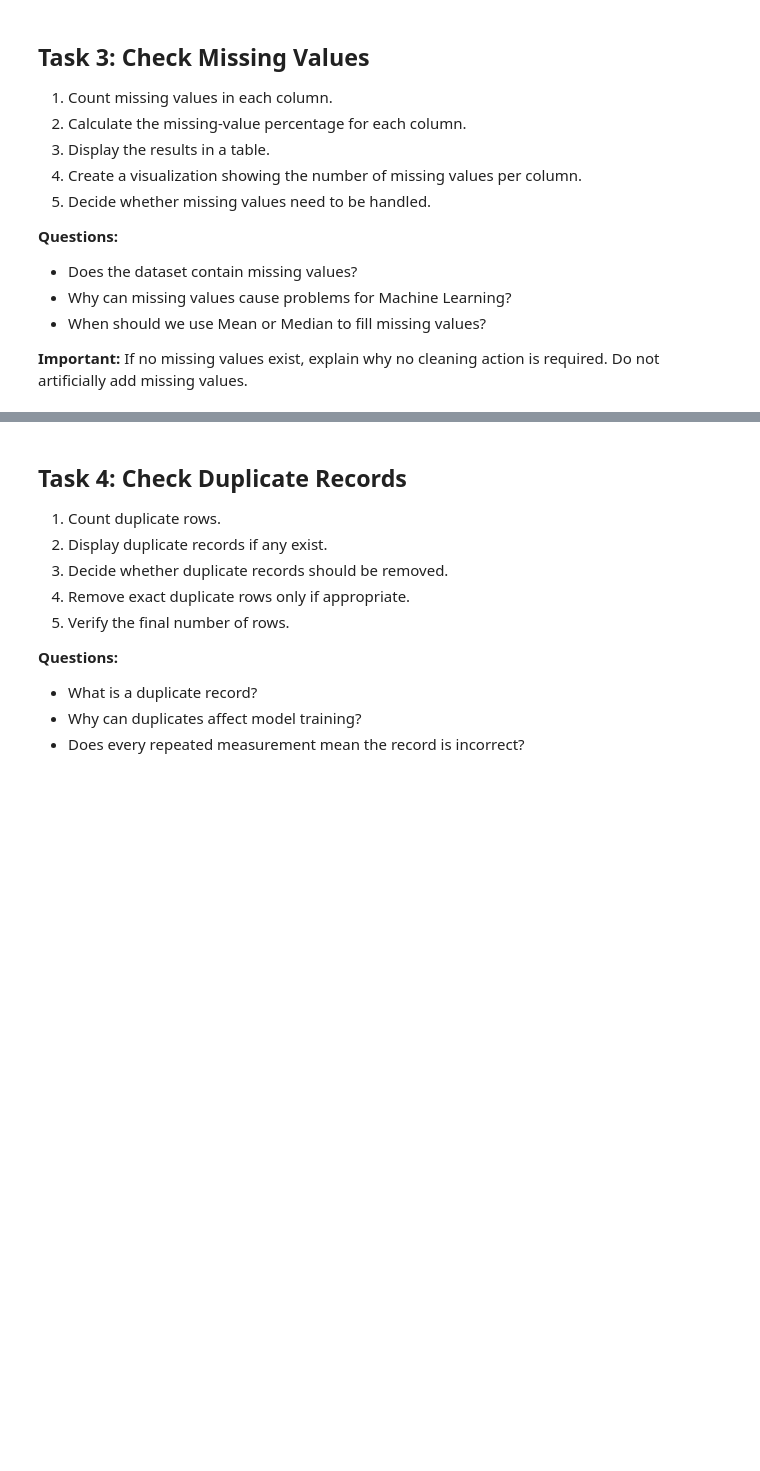
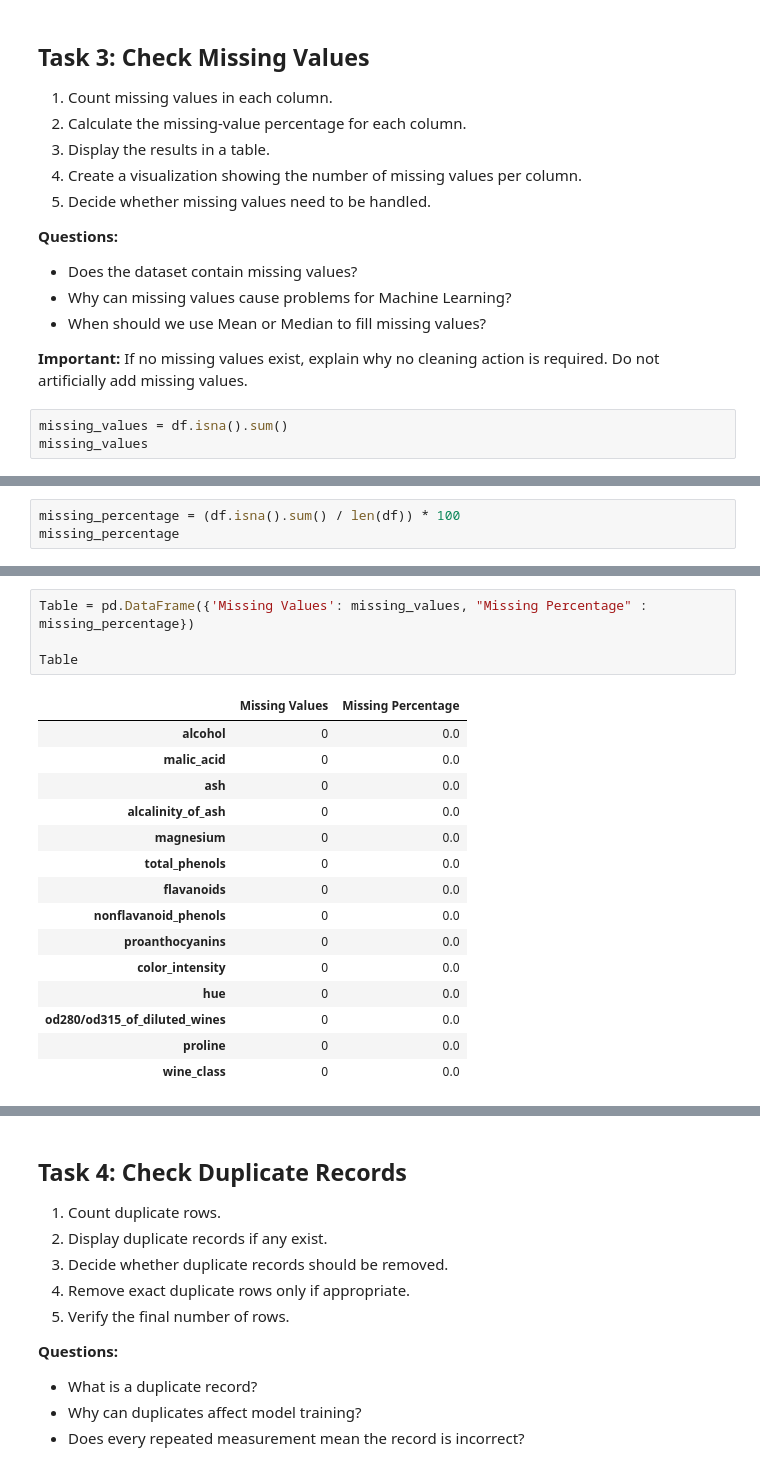
Before and after one commit to alaawaleed712-a11y/DEPI_Task, a Jupyter notebook: Data_Visualization_session_2_Tasks.ipynb, the cells around one changed output, grey strips where cells are left out. Drawn from its saved outputs; the diff is of its cells as text; blank space fills up the shorter version.

```diff
--- a/Data_Visualization_session_2_Tasks.ipynb
+++ b/Data_Visualization_session_2_Tasks.ipynb
@@ -218,3 +218,6 @@ Name: count, dtype: int64
 - When should we use Mean or Median to fill missing values?
 
 **Important:** If no missing values exist, explain why no cleaning action is required. Do not artificially add missing values.
+# %%
+missing_values = df.isna().sum()
+missing_values
@@ -220,0 +240,3 @@ Name: count, dtype: int64
+# %%
+missing_percentage = (df.isna().sum() / len(df)) * 100
+missing_percentage
@@ -220,0 +259,20 @@ Name: count, dtype: int64
+# %%
+Table = pd.DataFrame({'Missing Values': missing_values, "Missing Percentage" : missing_percentage})
+
+Table
+# %% [output]
+|  | Missing Values | Missing Percentage |
+| alcohol | 0 | 0.0 |
+| malic_acid | 0 | 0.0 |
+| ash | 0 | 0.0 |
+| alcalinity_of_ash | 0 | 0.0 |
+| magnesium | 0 | 0.0 |
+| total_phenols | 0 | 0.0 |
+| flavanoids | 0 | 0.0 |
+| nonflavanoid_phenols | 0 | 0.0 |
+| proanthocyanins | 0 | 0.0 |
+| color_intensity | 0 | 0.0 |
+| hue | 0 | 0.0 |
+| od280/od315_of_diluted_wines | 0 | 0.0 |
+| proline | 0 | 0.0 |
+| wine_class | 0 | 0.0 |
```
Also changed, not shown: parts of 12 cells of this notebook.
